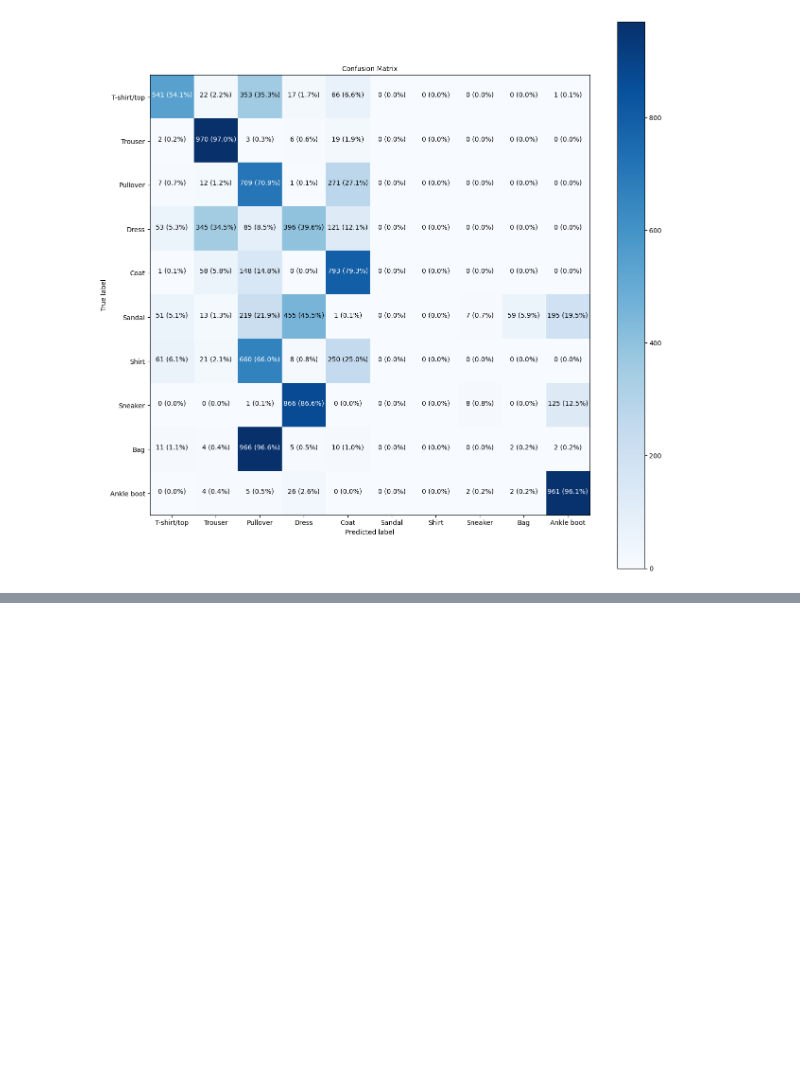
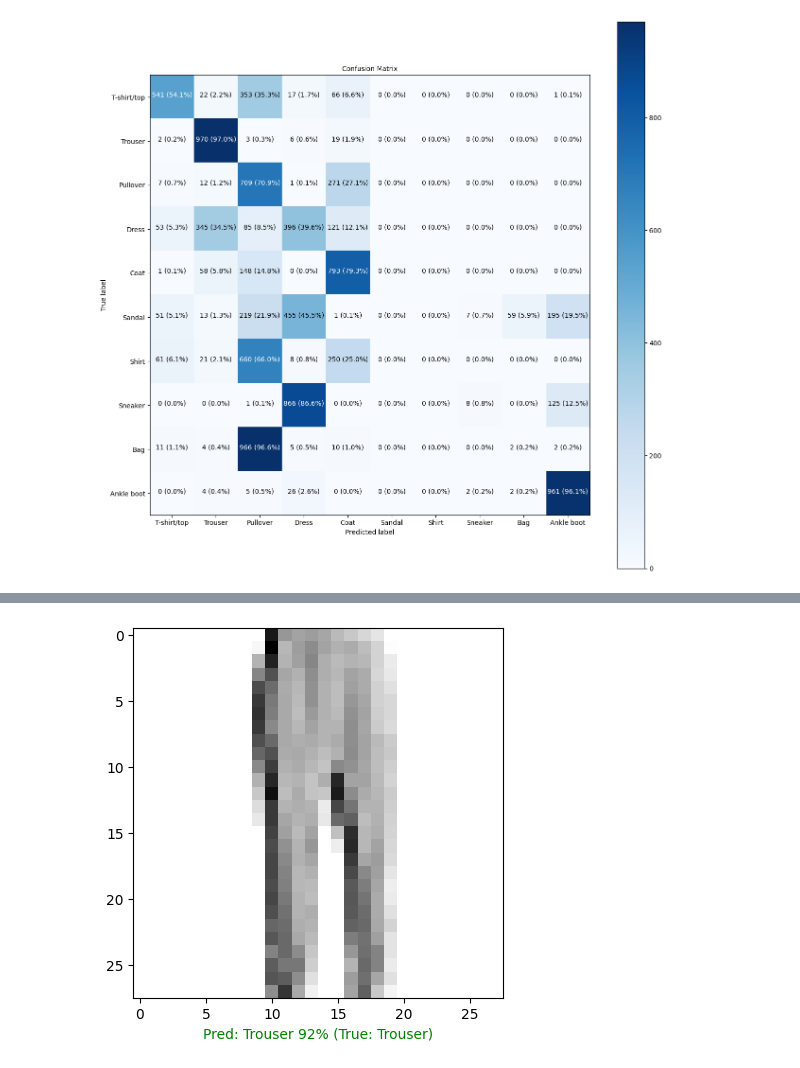
Before and after one commit to murali-marimekala/tensorflow_deeplearning_bootcamp, a Jupyter notebook: 4_Neural_Network_Classification_with_Tensorflow/2_Multiclass_Classification.ipynb, the cells around one changed output, grey strips where cells are left out. Cells and saved outputs as stored; diff of their text form; code cells hidden in the pictures; blank space fills up the shorter version.

Commit message:
Created using Colab: Visualizing the predictions and checking if the predictions are correct or not. One good way to understand how the prediction works .

```diff
--- a/4_Neural_Network_Classification_with_Tensorflow/2_Multiclass_Classification.ipynb
+++ b/4_Neural_Network_Classification_with_Tensorflow/2_Multiclass_Classification.ipynb
@@ -580,0 +590,33 @@ make_confusion_matrix(y_true=test_labels, y_pred=y_preds, classes=class_names, f
+# %%
+import random
+
+def plot_random_image(model, image_data, true_labels, classes):
+  """
+  Picka a random iamge, plots it and lables it with a prediction and the truth label.
+  """
+  # Set up random integer
+  i = random.randint(0, len(image_data))
+
+  # Create predictions and targets
+  target_image = image_data[i]
+  pred_probs = model.predict(target_image.reshape(1, 28, 28))
+  pred_label = classes[pred_probs.argmax()]
+  true_label = classes[true_labels[i]]
+
+  #Plot the image
+  plt.imshow(target_image, cmap=plt.cm.binary)
+
+  #Change the color of the titles depending on if the prediction is right or wrong
+  if pred_label == true_label:
+    color = "green"
+  else:
+    color = "red"
+
+  #Add xlabel information (prediction/true label)
+  plt.xlabel("Pred: {} {:2.0f}% (True: {})".format(pred_label,
+                                                    100*tf.reduce_max(pred_probs),
+                                                    true_label), color=color)
+# %%
+# Check out a random image as well as its prediction
+plot_random_image(model=model_14, image_data=test_data_norm, true_labels=test_labels, classes=class_names)
+# %% [output]
@@ -580,0 +624 @@ make_confusion_matrix(y_true=test_labels, y_pred=y_preds, classes=class_names, f
+[figure, added]
```
Also changed, not shown: parts of 3 cells of this notebook.
